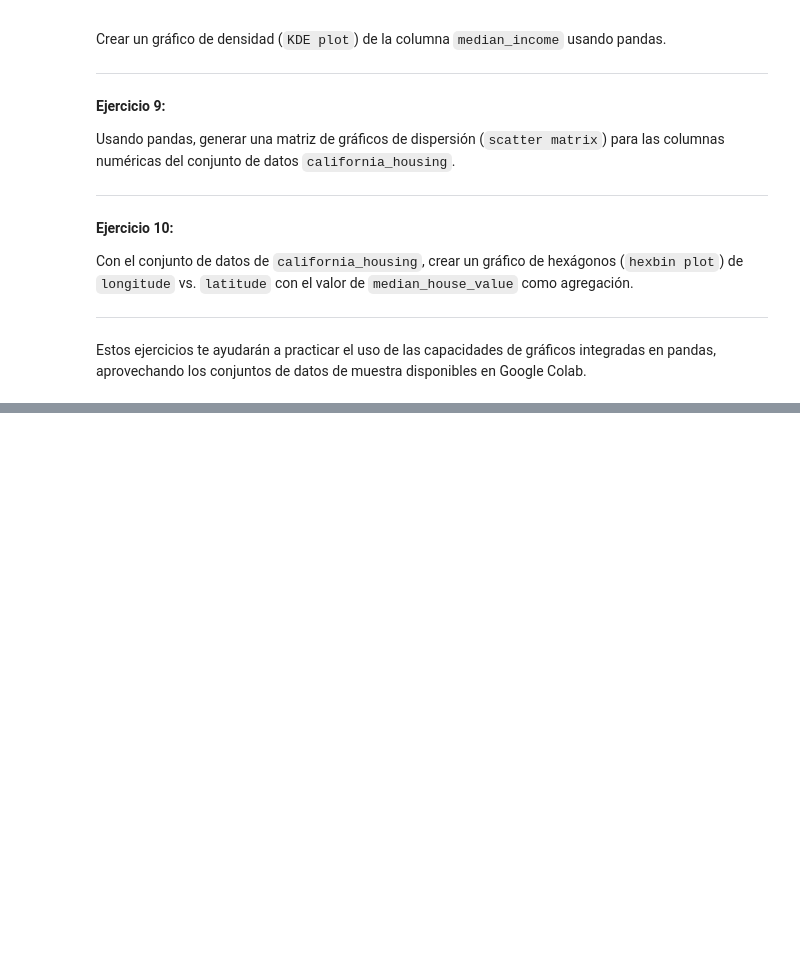
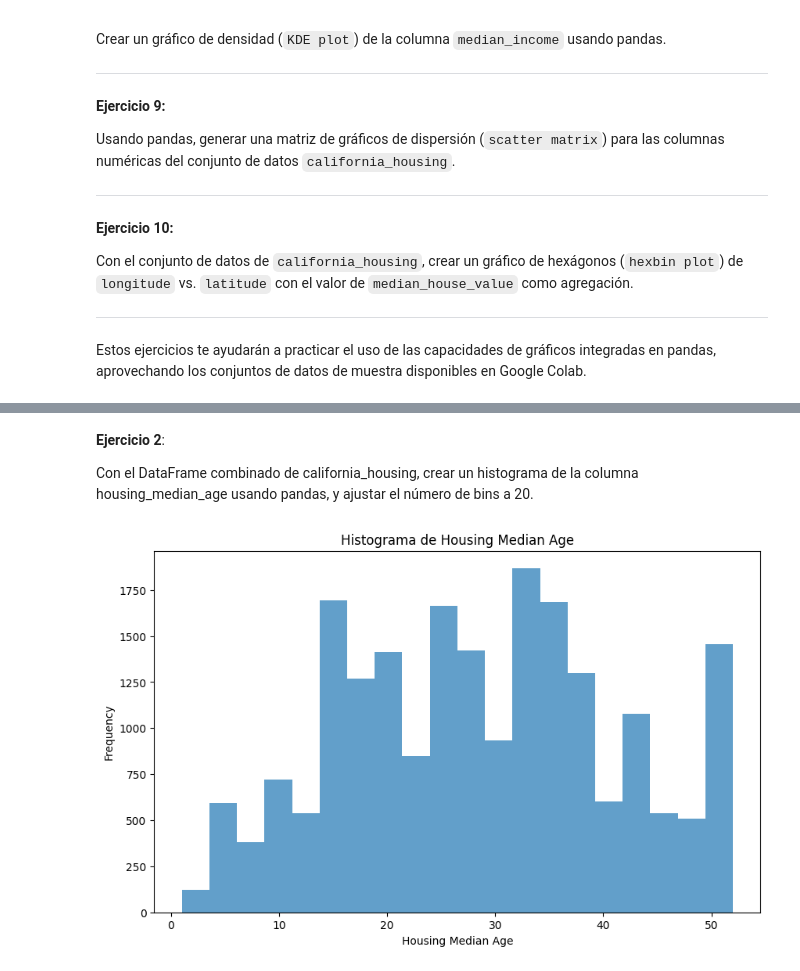
Before and after one commit to edithavalos/react-crud-app, a Jupyter notebook: ejercicios_pandas_02.ipynb, the cells around one changed output, grey strips where cells are left out. Drawn from its saved outputs; the diff is of its cells as text; code cells hidden in the pictures; blank space fills up the shorter version.

```diff
--- a/ejercicios_pandas_02.ipynb
+++ b/ejercicios_pandas_02.ipynb
@@ -72,0 +86,13 @@ Usando el conjunto de datos combinado de california_housing_train.csv y californ
+# %% [markdown]
+**Ejercicio 2**:
+
+Con el DataFrame combinado de california_housing, crear un histograma de la columna housing_median_age usando pandas, y ajustar el número de bins a 20.
+# %%
+plt.figure(figsize=(10, 6))
+housing['housing_median_age'].plot.hist(bins=20, alpha=0.7)
+plt.title('Histograma de Housing Median Age')
+plt.xlabel('Housing Median Age')
+plt.ylabel('Frequency')
+plt.show()
+# %% [output]
+[figure, added]
```
Also changed, not shown: parts of 18 cells of this notebook.
